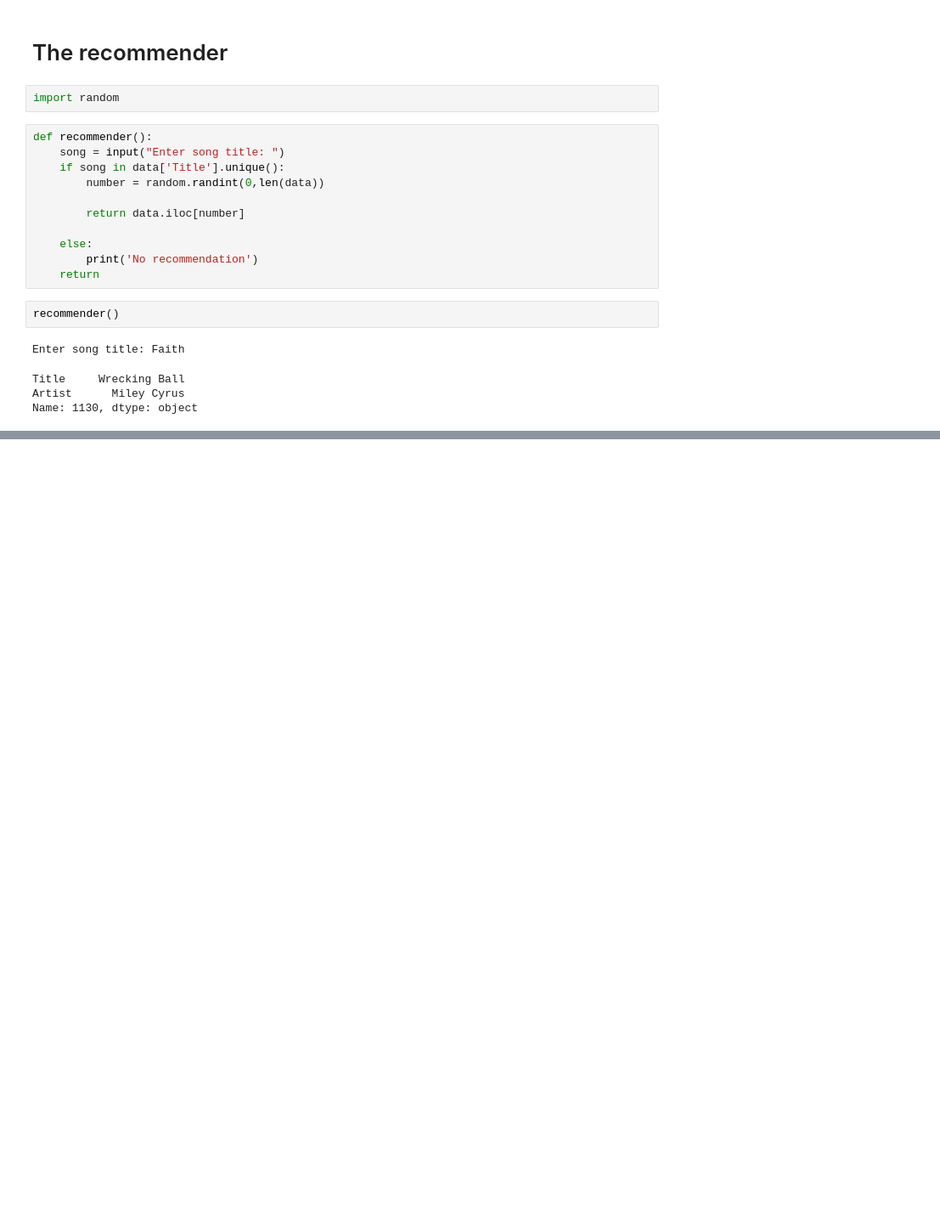
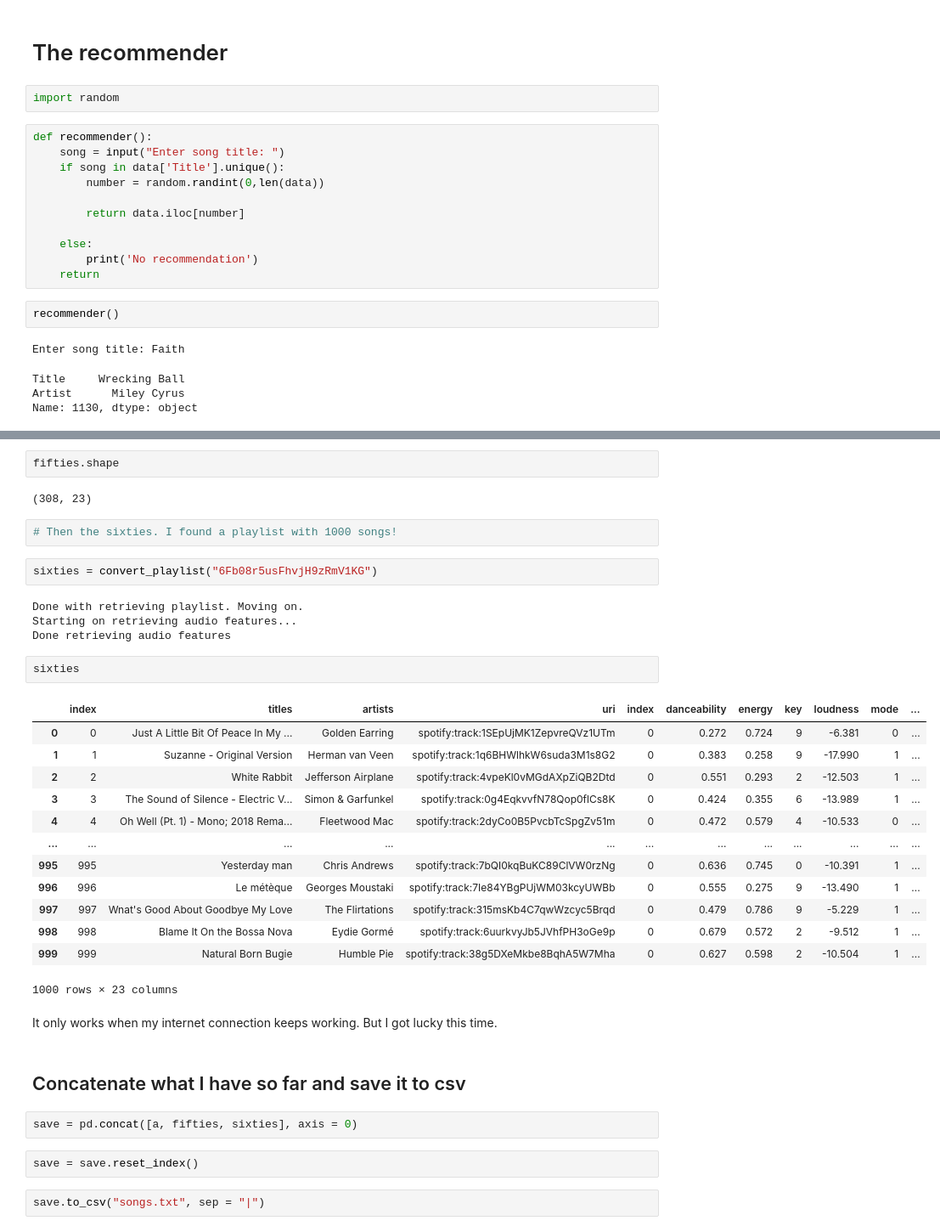
Before and after one commit to rjpeters/week6, a Jupyter notebook: Lab.ipynb, the cells around one changed output, grey strips where cells are left out. Shown at 85% size. Drawn from its saved outputs; the diff is of its cells as text; blank space fills up the shorter version.

```diff
--- a/Lab.ipynb
+++ b/Lab.ipynb
@@ -893,0 +846,38 @@ https://open.spotify.com/playlist/4rd7gRmZs7FLZxQTTtaFqT?si=3693a346660a4d92
+# %%
+fifties.shape
+# %% [output]
+(308, 23)
+# %%
+# Then the sixties. I found a playlist with 1000 songs!
+# %%
+sixties = convert_playlist("6Fb08r5usFhvjH9zRmV1KG")
+# %% [output]
+Done with retrieving playlist. Moving on.
+Starting on retrieving audio features...
+Done retrieving audio features
+# %%
+sixties
+# %% [output]
+|  | index | titles | artists | uri | index | danceability | energy | key | loudness | mode | ... |
+| 0 | 0 | Just A Little Bit Of Peace In My ... | Golden Earring | spotify:track:1SEpUjMK1ZepvreQVz1UTm | 0 | 0.272 | 0.724 | 9 | -6.381 | 0 | ... |
+| 1 | 1 | Suzanne - Original Version | Herman van Veen | spotify:track:1q6BHWlhkW6suda3M1s8G2 | 0 | 0.383 | 0.258 | 9 | -17.990 | 1 | ... |
+| 2 | 2 | White Rabbit | Jefferson Airplane | spotify:track:4vpeKl0vMGdAXpZiQB2Dtd | 0 | 0.551 | 0.293 | 2 | -12.503 | 1 | ... |
+| 3 | 3 | The Sound of Silence - Electric V... | Simon & Garfunkel | spotify:track:0g4EqkvvfN78Qop0flCs8K | 0 | 0.424 | 0.355 | 6 | -13.989 | 1 | ... |
+| 4 | 4 | Oh Well (Pt. 1) - Mono; 2018 Rema... | Fleetwood Mac | spotify:track:2dyCo0B5PvcbTcSpgZv51m | 0 | 0.472 | 0.579 | 4 | -10.533 | 0 | ... |
+| ... | ... | ... | ... | ... | ... | ... | ... | ... | ... | ... | ... |
+| 995 | 995 | Yesterday man | Chris Andrews | spotify:track:7bQI0kqBuKC89ClVW0rzNg | 0 | 0.636 | 0.745 | 0 | -10.391 | 1 | ... |
+| 996 | 996 | Le métèque | Georges Moustaki | spotify:track:7Ie84YBgPUjWM03kcyUWBb | 0 | 0.555 | 0.275 | 9 | -13.490 | 1 | ... |
+| 997 | 997 | Wnat's Good About Goodbye My Love | The Flirtations | spotify:track:315msKb4C7qwWzcyc5Brqd | 0 | 0.479 | 0.786 | 9 | -5.229 | 1 | ... |
+| 998 | 998 | Blame It On the Bossa Nova | Eydie Gormé | spotify:track:6uurkvyJb5JVhfPH3oGe9p | 0 | 0.679 | 0.572 | 2 | -9.512 | 1 | ... |
+| 999 | 999 | Natural Born Bugie | Humble Pie | spotify:track:38g5DXeMkbe8BqhA5W7Mha | 0 | 0.627 | 0.598 | 2 | -10.504 | 1 | ... |
+1000 rows × 23 columns
+# %% [markdown]
+It only works when my internet connection keeps working. But I got lucky this time.
+# %% [markdown]
+## Concatenate what I have so far and save it to csv
+# %%
+save = pd.concat([a, fifties, sixties], axis = 0)
+# %%
+save = save.reset_index()
+# %%
+save.to_csv("songs.txt", sep = "|")
```
Also changed, not shown: parts of 151 cells of this notebook, 5 other files.
